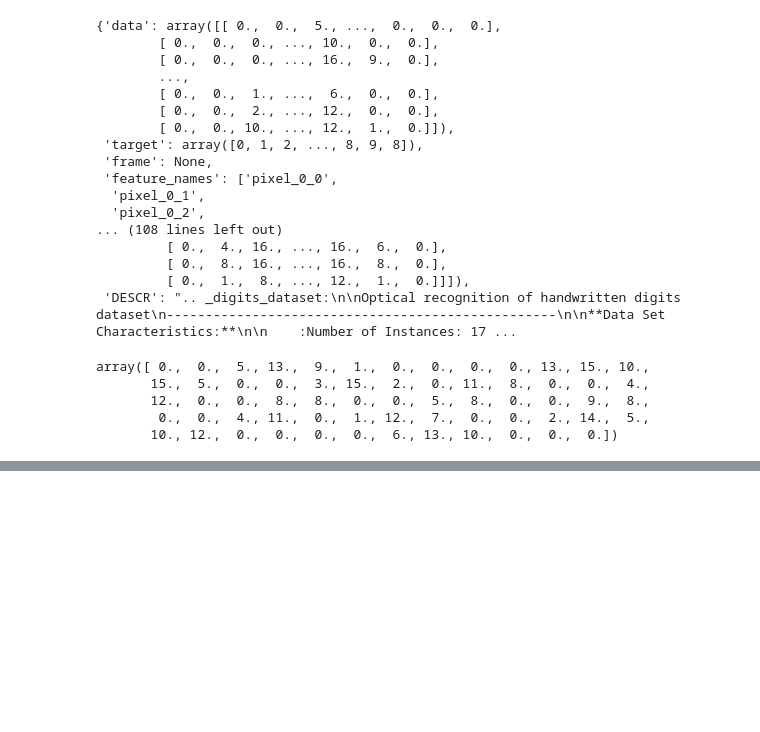
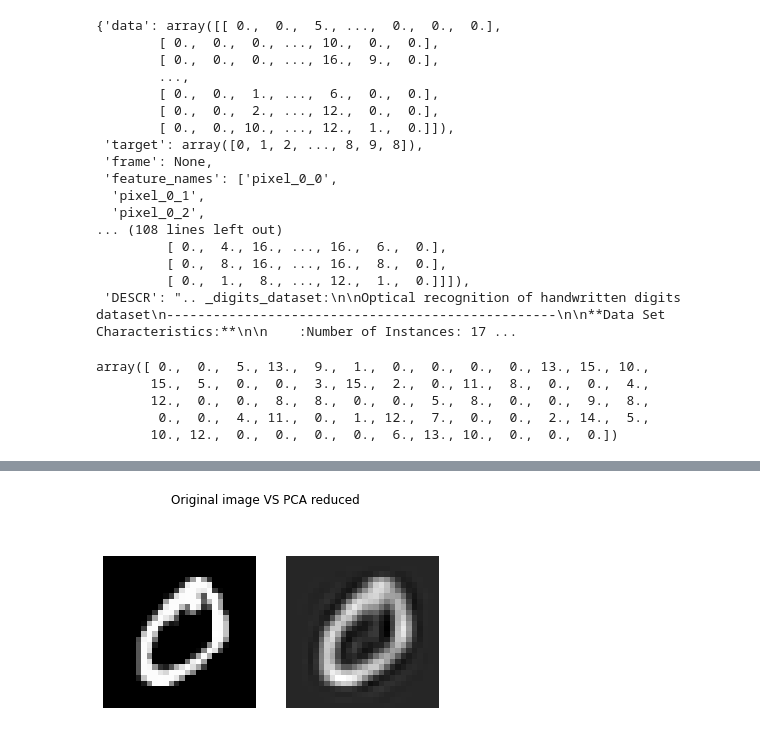
Before and after one commit to AdvancedGroupBootcamp/Artificial_Intelligence_Saffian_Emilio, a Jupyter notebook: workshop_8/workshop_8.ipynb, the cells around one changed output, grey strips where cells are left out. Cells and saved outputs as stored; diff of their text form; code cells hidden in the pictures; blank space fills up the shorter version.

```diff
--- a/workshop_8/workshop_8.ipynb
+++ b/workshop_8/workshop_8.ipynb
@@ -125,0 +167,5 @@ array([ 0.,  0.,  5., 13.,  9.,  1.,  0.,  0.,  0.,  0., 13., 15., 10.,
+# %%
+# Load mnist dataset
+(x_train, y_train), (x_test, y_test) = mnist.load_data()
+print(x_train.shape, y_train.shape)
+print(x_test.shape, y_test.shape)
@@ -125,0 +175,7 @@ array([ 0.,  0.,  5., 13.,  9.,  1.,  0.,  0.,  0.,  0., 13., 15., 10.,
+# %%
+# Reshape the 28x28 pixel images into a single 784px vector using .reshape
+x_train = np.reshape(x_train, (len(x_train), -1))/255
+x_test = np.reshape(x_test, (len(x_test), -1))/255
+
+print(x_train.shape, y_train.shape)
+print(x_test.shape, y_test.shape)
@@ -125,0 +185,5 @@ array([ 0.,  0.,  5., 13.,  9.,  1.,  0.,  0.,  0.,  0., 13., 15., 10.,
+# %%
+# Set number of components to extract and scale each feature to have a variance of 1
+steps = [('scaling', StandardScaler()), ('pca', PCA(n_components=0.85))]
+pipeline = Pipeline(steps)
+pipeline.fit(x_train)
@@ -125,0 +197,3 @@ array([ 0.,  0.,  5., 13.,  9.,  1.,  0.,  0.,  0.,  0., 13., 15., 10.,
+# %%
+reduced = pipeline.inverse_transform(pipeline.transform(x_train))
+reduced
@@ -125,0 +214,11 @@ array([ 0.,  0.,  5., 13.,  9.,  1.,  0.,  0.,  0.,  0., 13., 15., 10.,
+# %%
+# let us visualize the PCA reduced number
+fig, (ax1, ax2) = plt.subplots(1, 2)
+ax1.matshow(x_train[1].reshape(28,28), cmap='gray')
+ax2.matshow(reduced[1].reshape(28,28), cmap='gray')
+ax1.set_axis_off()
+ax2.set_axis_off()
+fig.suptitle("Original image VS PCA reduced".format(y_train[0]))
+plt.show()
+# %% [output]
+[figure, added]
```
Also changed, not shown: parts of 34 cells of this notebook.
